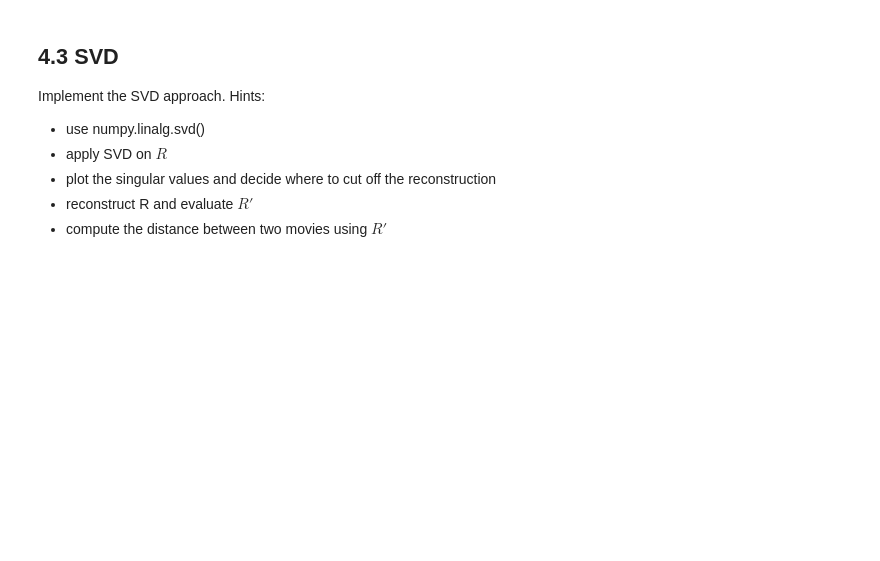
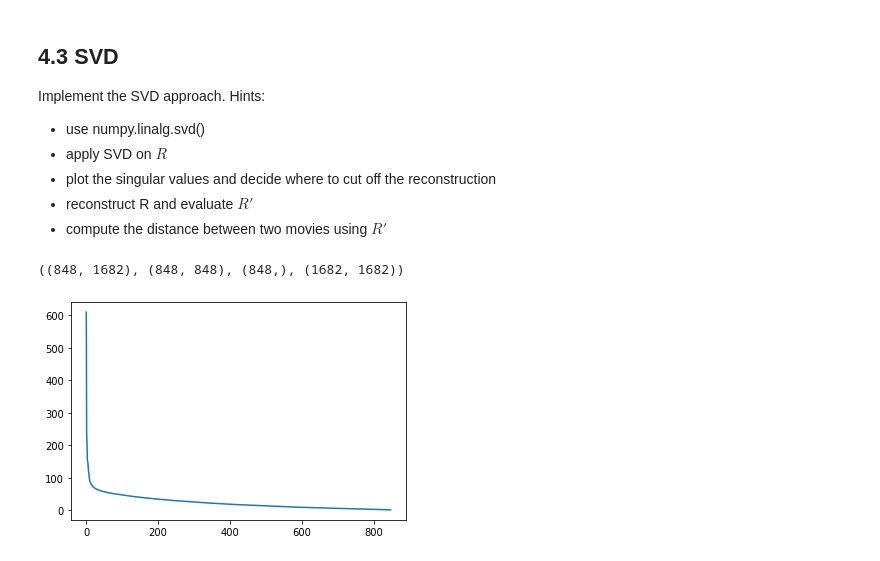
Before and after one commit to apfoertn/DataScienceSS20, a Jupyter notebook: Exercises/2_b_Recommender_SVD.ipynb, the cells around one changed output. Saved outputs shown, nothing was run; the diff lists cells and outputs as text; code cells hidden in the pictures; blank space fills up the shorter version.

```diff
--- a/Exercises/2_b_Recommender_SVD.ipynb
+++ b/Exercises/2_b_Recommender_SVD.ipynb
@@ -123,3 +158,14 @@ Implement the SVD approach. Hints:
 * plot the singular values and decide where to cut off the reconstruction
 * reconstruct R and evaluate $R'$
 * compute the distance between two movies using $R'$
+# %%
+u,s,v = np.linalg.svd(R_train)
+# %%
+R_train.shape, u.shape, s.shape, v.shape
+# %% [output]
+((848, 1682), (848, 848), (848,), (1682, 1682))
+# %%
+plt.plot(s)
+plt.show()
+# %% [output]
+[figure, added]
```
Also changed, not shown: parts of 12 cells of this notebook.
